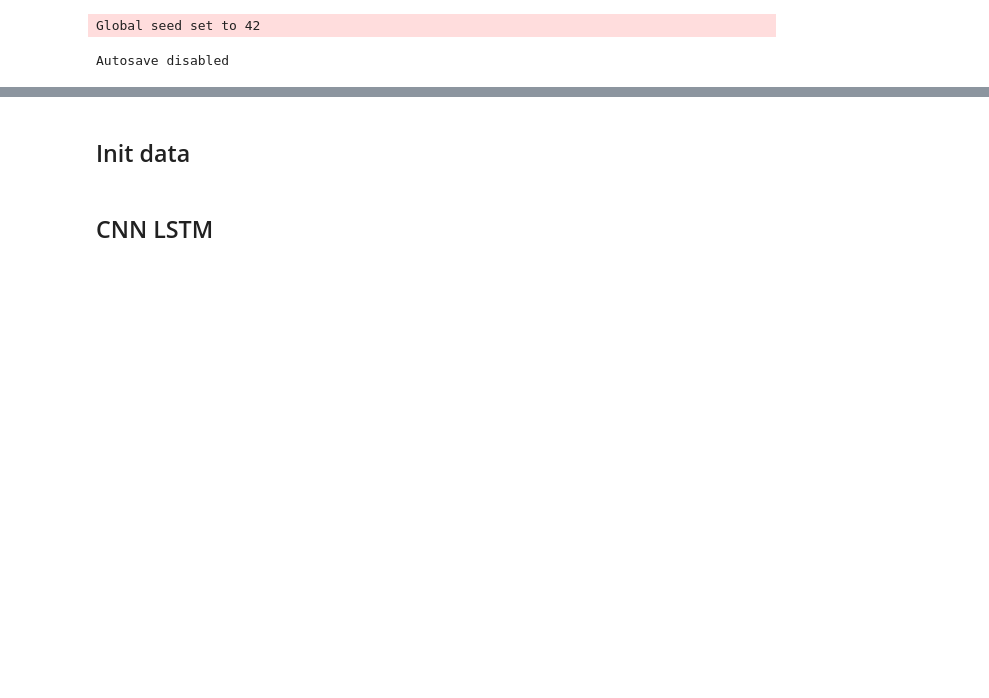
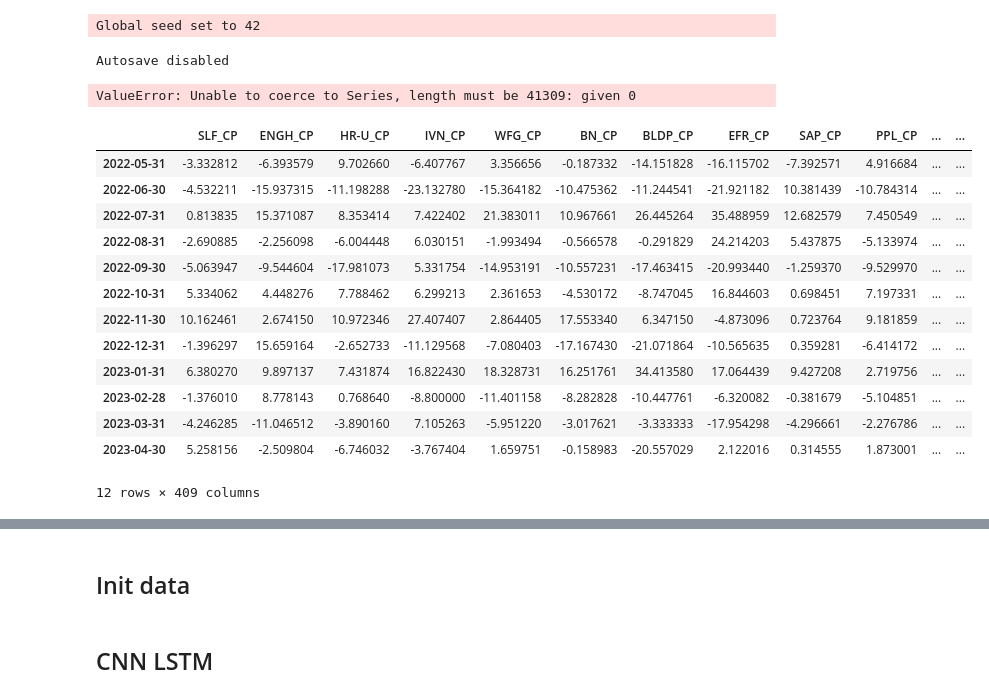
Before and after one commit to JPBergmann/Master-Thesis, a Jupyter notebook: cs_baseline_monthly_USCA.ipynb, the cells around one changed output, grey strips where cells are left out. Cells and saved outputs as stored; diff of their text form; code cells hidden in the pictures; blank space fills up the shorter version.

```diff
--- a/cs_baseline_monthly_USCA.ipynb
+++ b/cs_baseline_monthly_USCA.ipynb
@@ -36,3 +36,30 @@ warnings.filterwarnings("ignore")
 # %% [output]
 Global seed set to 42
 Autosave disabled
+# %%
+from helpers.cross_sectorial import _format_tensors_cs_1dim
+fin_data = pd.read_parquet("./DATA/Monthly/Processed/month_data_fin_tec.parquet")
+macro_data = pd.read_parquet("./DATA/Monthly/Processed/month_data_fin_tec.parquet")
+with open("./DATA/Tickers/month_tickers_clean.txt", "r") as file:
+    tickers = file.read().strip().split("\n")
+# %%
+features, targets = _format_tensors_cs_1dim(fin_data, macro_data, tickers, lookback=12, pred_horizon=1, multistep=False, pred_target="return", onlyprices=False)
+# %% [output]
+ValueError: Unable to coerce to Series, length must be 41309: given 0
+# %%
+features
+# %% [output]
+|  | SLF_CP | ENGH_CP | HR-U_CP | IVN_CP | WFG_CP | BN_CP | BLDP_CP | EFR_CP | SAP_CP | PPL_CP | ... | ... |
+| 2022-05-31 | -3.332812 | -6.393579 | 9.702660 | -6.407767 | 3.356656 | -0.187332 | -14.151828 | -16.115702 | -7.392571 | 4.916684 | ... | ... |
+| 2022-06-30 | -4.532211 | -15.937315 | -11.198288 | -23.132780 | -15.364182 | -10.475362 | -11.244541 | -21.921182 | 10.381439 | -10.784314 | ... | ... |
+| 2022-07-31 | 0.813835 | 15.371087 | 8.353414 | 7.422402 | 21.383011 | 10.967661 | 26.445264 | 35.488959 | 12.682579 | 7.450549 | ... | ... |
+| 2022-08-31 | -2.690885 | -2.256098 | -6.004448 | 6.030151 | -1.993494 | -0.566578 | -0.291829 | 24.214203 | 5.437875 | -5.133974 | ... | ... |
+| 2022-09-30 | -5.063947 | -9.544604 | -17.981073 | 5.331754 | -14.953191 | -10.557231 | -17.463415 | -20.993440 | -1.259370 | -9.529970 | ... | ... |
+| 2022-10-31 | 5.334062 | 4.448276 | 7.788462 | 6.299213 | 2.361653 | -4.530172 | -8.747045 | 16.844603 | 0.698451 | 7.197331 | ... | ... |
+| 2022-11-30 | 10.162461 | 2.674150 | 10.972346 | 27.407407 | 2.864405 | 17.553340 | 6.347150 | -4.873096 | 0.723764 | 9.181859 | ... | ... |
+| 2022-12-31 | -1.396297 | 15.659164 | -2.652733 | -11.129568 | -7.080403 | -17.167430 | -21.071864 | -10.565635 | 0.359281 | -6.414172 | ... | ... |
+| 2023-01-31 | 6.380270 | 9.897137 | 7.431874 | 16.822430 | 18.328731 | 16.251761 | 34.413580 | 17.064439 | 9.427208 | 2.719756 | ... | ... |
+| 2023-02-28 | -1.376010 | 8.778143 | 0.768640 | -8.800000 | -11.401158 | -8.282828 | -10.447761 | -6.320082 | -0.381679 | -5.104851 | ... | ... |
+| 2023-03-31 | -4.246285 | -11.046512 | -3.890160 | 7.105263 | -5.951220 | -3.017621 | -3.333333 | -17.954298 | -4.296661 | -2.276786 | ... | ... |
+| 2023-04-30 | 5.258156 | -2.509804 | -6.746032 | -3.767404 | 1.659751 | -0.158983 | -20.557029 | 2.122016 | 0.314555 | 1.873001 | ... | ... |
+12 rows × 409 columns
```
Also changed, not shown: parts of 19 cells of this notebook, 3 other files.
